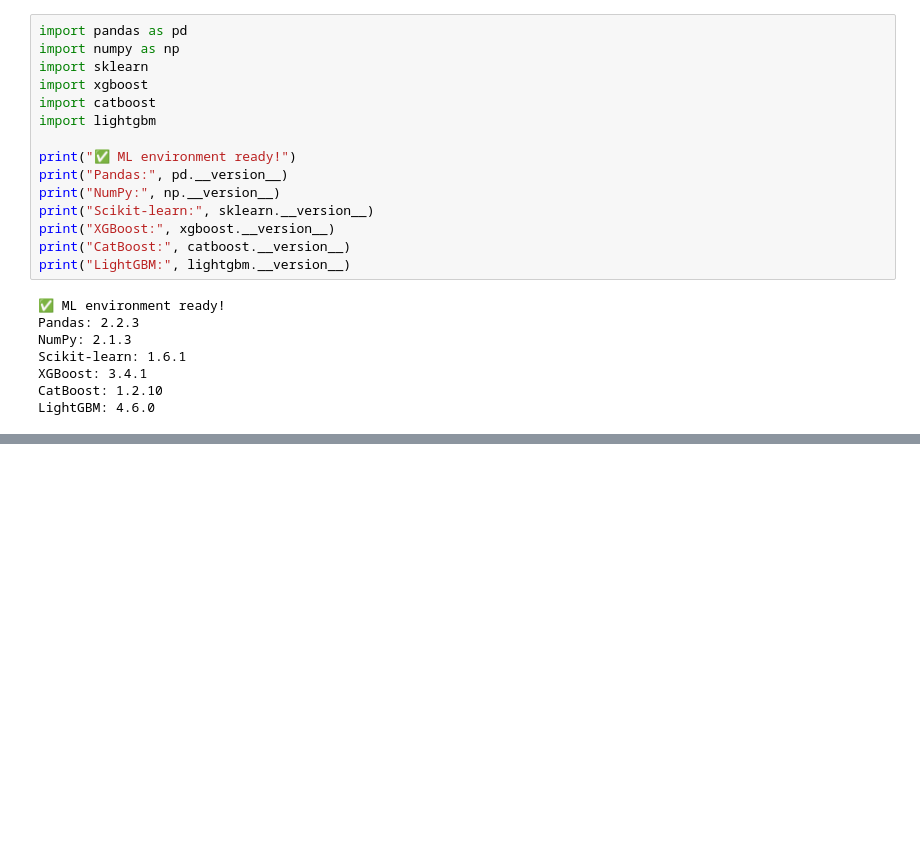
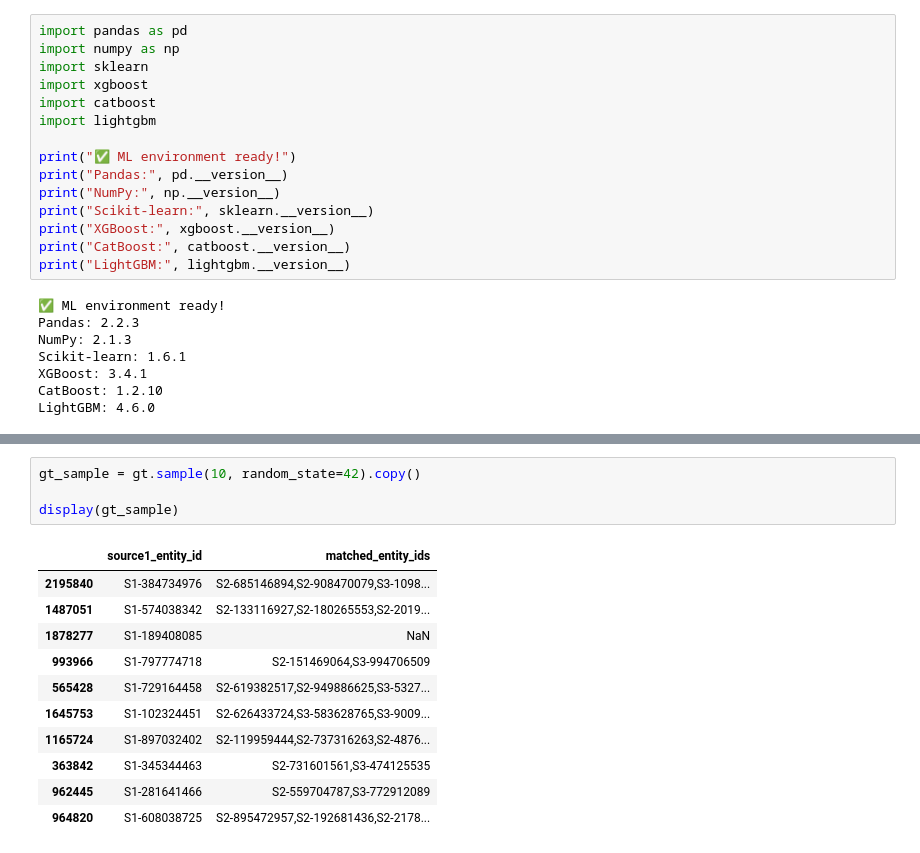
Before and after one commit to mhakashvarma/Amazon_ML_Challenge_2026, a Jupyter notebook: Amazon_ML_Challenge_2026.ipynb, the cells around one changed output, grey strips where cells are left out. Cells and saved outputs as stored; diff of their text form; blank space fills up the shorter version.

```diff
--- a/Amazon_ML_Challenge_2026.ipynb
+++ b/Amazon_ML_Challenge_2026.ipynb
@@ -39,0 +515,16 @@ LightGBM: 4.6.0
+# %%
+gt_sample = gt.sample(10, random_state=42).copy()
+
+display(gt_sample)
+# %% [output]
+|  | source1_entity_id | matched_entity_ids |
+| 2195840 | S1-384734976 | S2-685146894,S2-908470079,S3-1098... |
+| 1487051 | S1-574038342 | S2-133116927,S2-180265553,S2-2019... |
+| 1878277 | S1-189408085 | NaN |
+| 993966 | S1-797774718 | S2-151469064,S3-994706509 |
+| 565428 | S1-729164458 | S2-619382517,S2-949886625,S3-5327... |
+| 1645753 | S1-102324451 | S2-626433724,S3-583628765,S3-9009... |
+| 1165724 | S1-897032402 | S2-119959444,S2-737316263,S2-4876... |
+| 363842 | S1-345344463 | S2-731601561,S3-474125535 |
+| 962445 | S1-281641466 | S2-559704787,S3-772912089 |
+| 964820 | S1-608038725 | S2-895472957,S2-192681436,S2-2178... |
```
Also changed, not shown: parts of 425 cells of this notebook, 4 other files.
